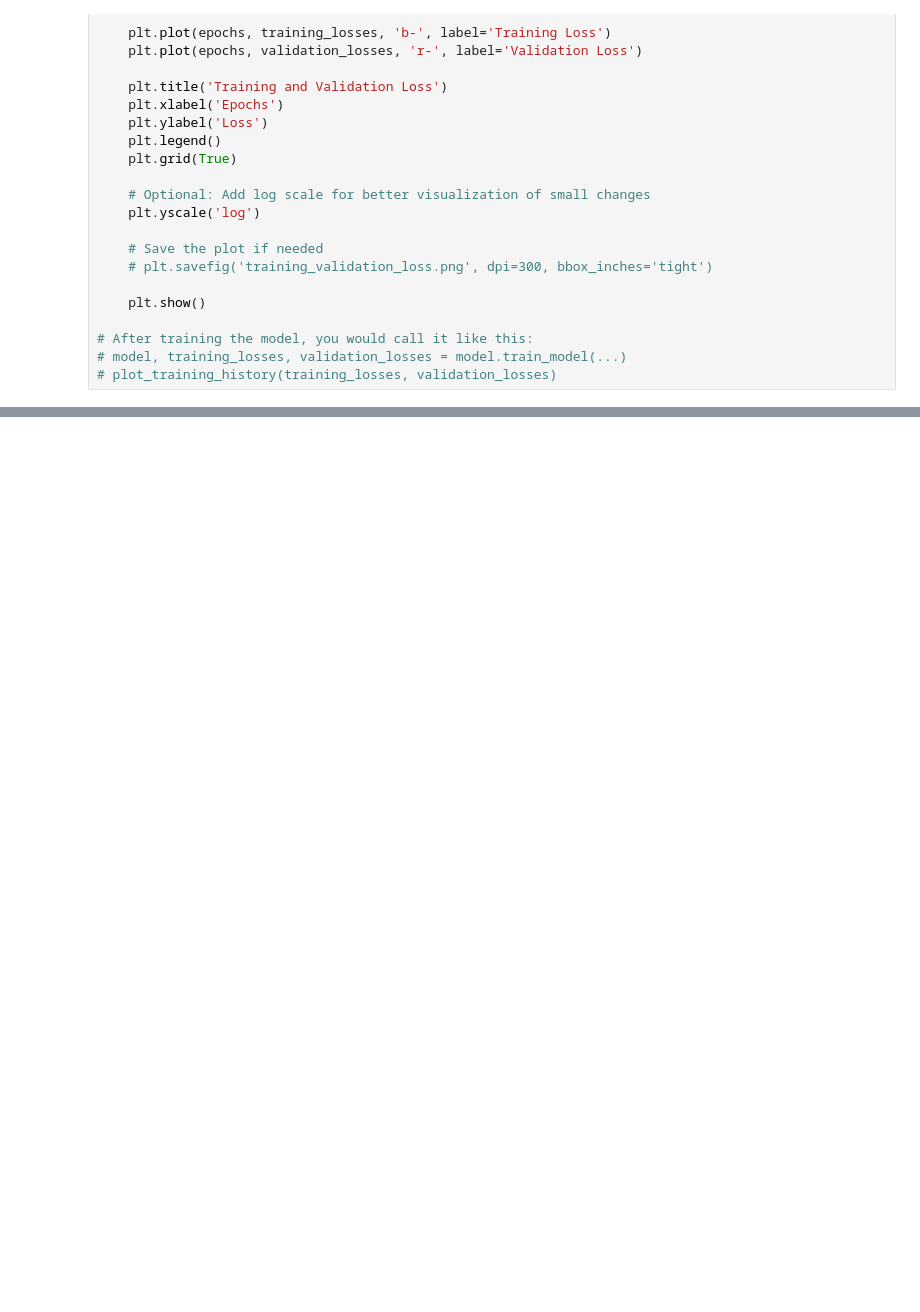
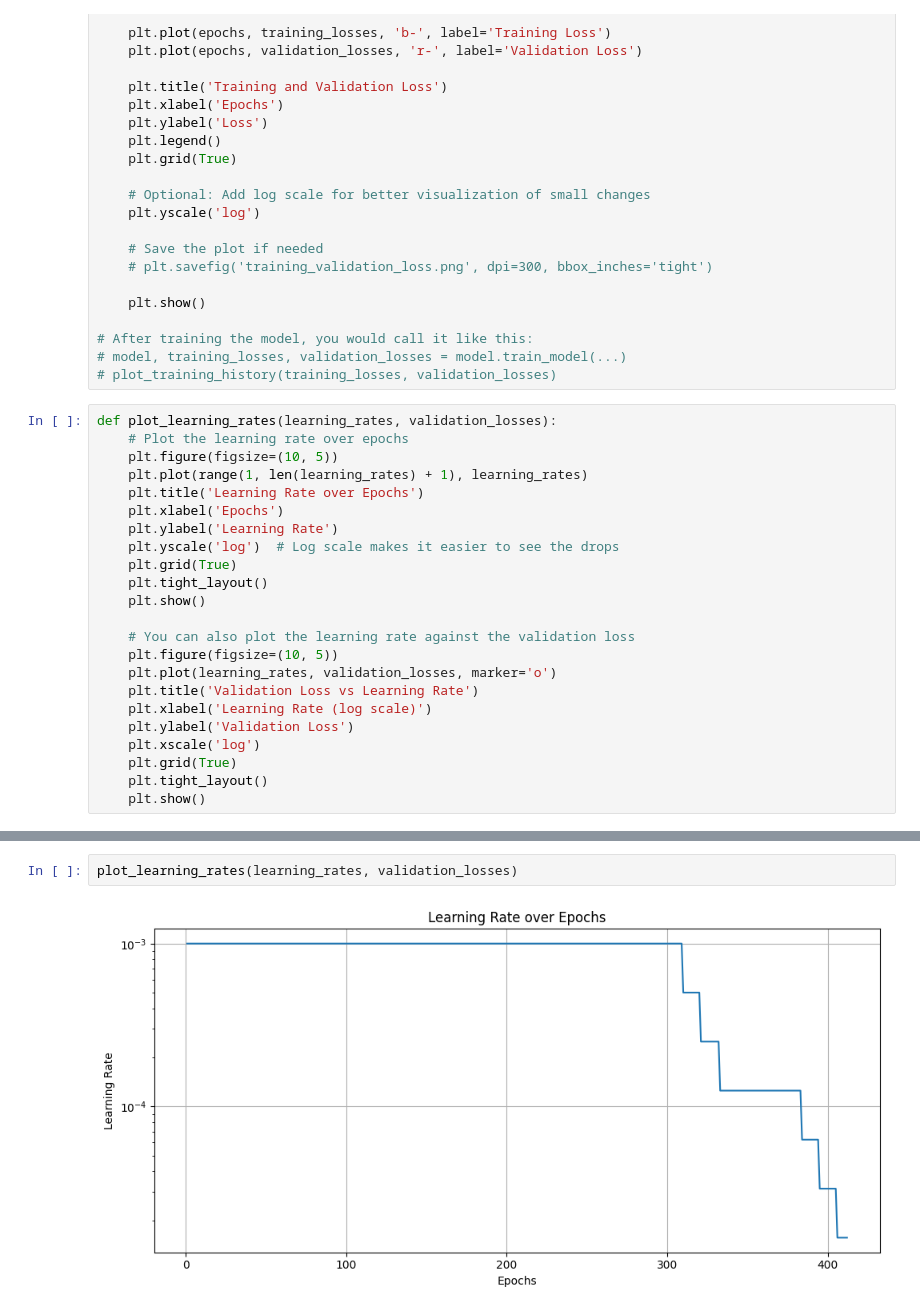
Before and after one commit to tgroot56/Expected_Elo, a Jupyter notebook: main.ipynb, the cells around one changed output, grey strips where cells are left out. Saved outputs shown, nothing was run; the diff lists cells and outputs as text; blank space fills up the shorter version.

```diff
--- a/main.ipynb
+++ b/main.ipynb
@@ -284,6 +308,29 @@ def plot_training_history(training_losses, validation_losses):
 # After training the model, you would call it like this:
 # model, training_losses, validation_losses = model.train_model(...)
 # plot_training_history(training_losses, validation_losses)
+# %%
+def plot_learning_rates(learning_rates, validation_losses):
+    # Plot the learning rate over epochs
+    plt.figure(figsize=(10, 5))
+    plt.plot(range(1, len(learning_rates) + 1), learning_rates)
+    plt.title('Learning Rate over Epochs')
+    plt.xlabel('Epochs')
+    plt.ylabel('Learning Rate')
+    plt.yscale('log')  # Log scale makes it easier to see the drops
+    plt.grid(True)
+    plt.tight_layout()
+    plt.show()
+
+    # You can also plot the learning rate against the validation loss
+    plt.figure(figsize=(10, 5))
+    plt.plot(learning_rates, validation_losses, marker='o')
+    plt.title('Validation Loss vs Learning Rate')
+    plt.xlabel('Learning Rate (log scale)')
+    plt.ylabel('Validation Loss')
+    plt.xscale('log')
+    plt.grid(True)
+    plt.tight_layout()
+    plt.show()
 # %%
 import torch
 
@@ -476,0 +552,4 @@ Root Mean Squared Error (RMSE): 152.70
+# %%
+plot_learning_rates(learning_rates, validation_losses)
+# %% [output]
+[figure, added]
```
Also changed, not shown: parts of 16 cells of this notebook, 9 other files.
